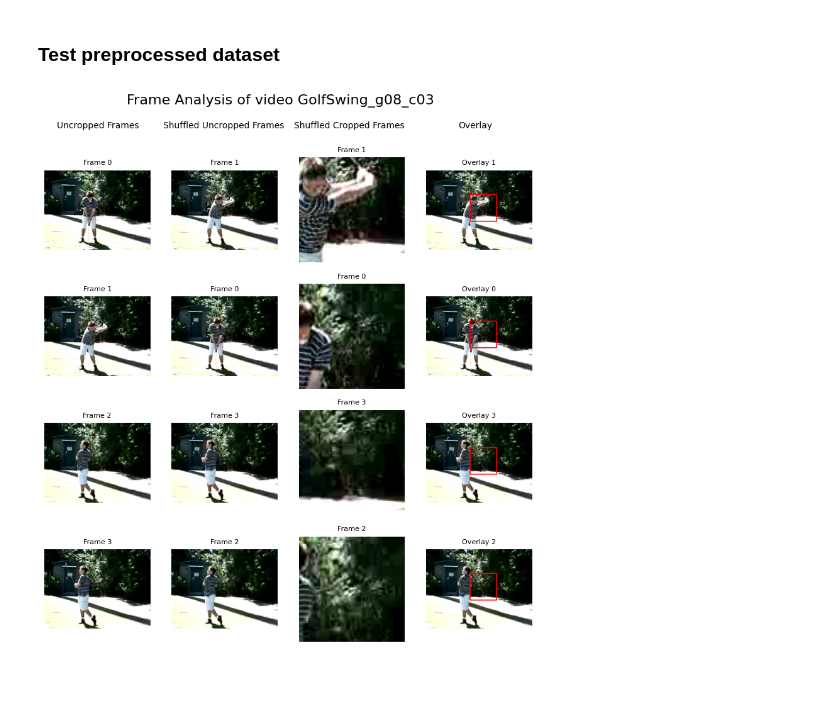
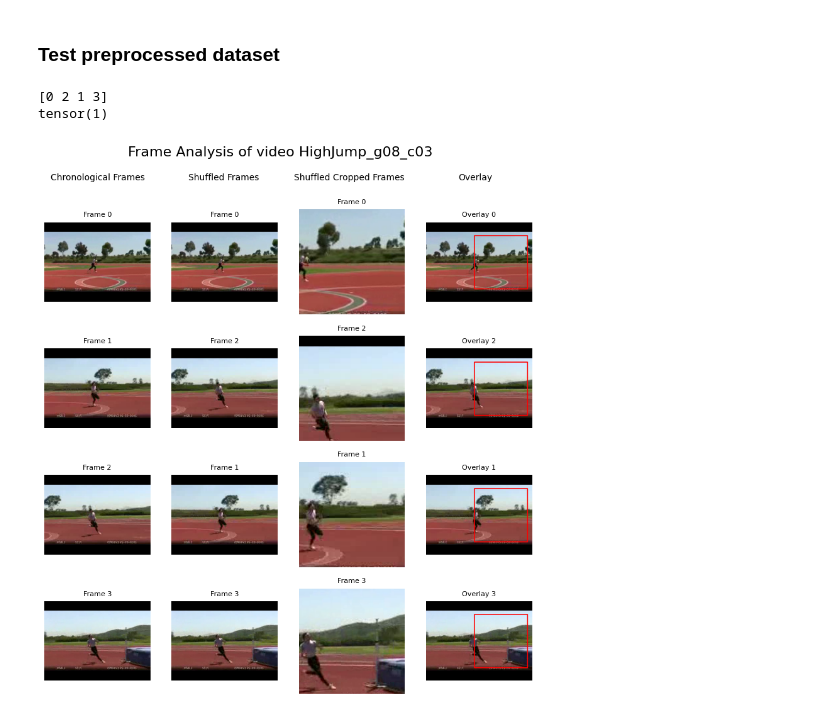
Before and after one commit to erikjsun/OPN-masterthesis, a Jupyter notebook: data_prep.ipynb, the cells around one changed output. Cells and saved outputs as stored; diff of their text form; code cells hidden in the pictures; blank space fills up the shorter version.

Commit message:
made changes to data visualization

```diff
--- a/data_prep.ipynb
+++ b/data_prep.ipynb
@@ -22,7 +23,7 @@ import cv2
 STORAGEACCOUNTURL = "https://exjobbssl1863219591.blob.core.windows.net"
 STORAGEACCOUNTKEY = "PuL1QY8bQvIyGi653lr/9CPvyHLnip+cvsu62YAipDjB7onPDxfME156z5/O2NwY0PRLMTZc86/6+ASt5Vts8w=="
 CONTAINERNAME = "exjobbssl"
-FOLDERNAME = "UCF-101/GolfSwing/" #Temporary during the development phase
+FOLDERNAME = "UCF-101/HighJump/" #Temporary during the development phase
 #BLOBNAME = "UCF-101/ApplyEyeMakeup/v_ApplyEyeMakeup_g01_c01.avi"
 
 blob_service_client_instance = BlobServiceClient(
@@ -223,7 +224,7 @@ import random
 from PIL import Image
 
 class PreprocessedTemporalFourData(Dataset):
-    def __init__(self, dataset, trainval='train', pixel_mean = 96.5, patch_size=80):
+    def __init__(self, dataset, trainval='train', pixel_mean = 96.5, patch_size=160):
         self.dataset = dataset
         self.trainval = trainval
         self.pixel_mean = pixel_mean
@@ -248,21 +249,26 @@ class PreprocessedTemporalFourData(Dataset):
         #end_time = time.time()
         #print(f'Time taken for retrieving flows: {end_time - start_time} seconds')
 
-        # Select the frames from the video based on the weights of the optical flow
+        # Select the four frames from the video based on the weights of the optical flow – random order
         indices = np.random.choice(frames.shape[0], size=4, replace=False, p=weights)
         selected_frames = frames[indices]
+        # Normalize the indices to their respective order
+        ranked_indices = indices.argsort().argsort()
 
-        # Normalize the indices to their respective order
-        order_indices = indices.argsort().argsort()
+        #saving the ordered frames for visualization
+        ordered_indices = np.sort(indices)
+        ordered_frames = frames[ordered_indices]
 
         # Create label list for the frame order
-        frame_order_label, frames_canonical_order = self.get_frame_order_label(order_indices)
+        frame_order_label, frames_canonical_order = self.get_frame_order_label(ranked_indices)
 
         # Applying random mirroring to all selected frames at once
         mirror = random.randint(0,1)
         if mirror == 1:
             selected_frames_list = [np.array(Image.fromarray(frame.astype('uint8')).transpose(Image.FLIP_LEFT_RIGHT)) for frame in selected_frames]
             selected_frames = np.array(selected_frames_list)
+            ordered_frames_list = [np.array(Image.fromarray(frame.astype('uint8')).transpose(Image.FLIP_LEFT_RIGHT)) for frame in ordered_frames]
+            ordered_frames = np.array(ordered_frames_list)
 
         # Select the best patch from the frames
         best_patch = self.select_best_patch(selected_frames)
@@ -275,7 +281,7 @@ class PreprocessedTemporalFourData(Dataset):
         flows = torch.tensor(np.array(flows))
         indices = torch.tensor(indices)
         #print("Shape of preprocessed_frames:", preprocessed_frames.shape)
-        return preprocessed_frames, frame_order_label, action_label, video_name, frames_canonical_order, selected_frames, preprocessed_frames_coordinates
+        return preprocessed_frames, frame_order_label, action_label, video_name, frames_canonical_order, selected_frames, preprocessed_frames_coordinates, ordered_frames
 
     def get_video_data(self, index):
         if self.trainval == 'train':
@@ -418,26 +424,28 @@ Overwriting preprocessed_temporal_four_data_class.py
 ### Test preprocessed dataset
 # %%
 def test_temporal_four(temporal_four, n):
-    input_frames, frame_order_label, action_label, video_name, frames_canonical_order, shuffled_uncropped_frames, input_frames_coordinates = temporal_four[2]
+    input_frames, frame_order_label, action_label, video_name, frames_canonical_order, selected_frames, input_frames_coordinates, ordered_frames = temporal_four[2]
 
-    visualize_frames(input_frames, shuffled_uncropped_frames, frames_canonical_order, video_name, input_frames_coordinates)
+    visualize_frames(input_frames, selected_frames, frames_canonical_order, video_name, input_frames_coordinates, ordered_frames)
     #visualize_optical_flow(flows, indices) # TODO add method to get_flows&indices
 
-def visualize_frames(input_frames, shuffled_uncropped_frames, frames_canonical_order, video_name, input_frames_coordinates):
+def visualize_frames(input_frames, selected_frames, frames_canonical_order, video_name, input_frames_coordinates, ordered_frames):
     # Reorder the select_frames to their "original" order based on frames_canonical_order
-    ordered_uncropped_frames = shuffled_uncropped_frames[frames_canonical_order]
+    #ordered_uncropped_frames = shuffled_uncropped_frames[np.sort(frames_canonical_order)]
+    inverse_sort_indices = np.argsort(frames_canonical_order)
+    shuffled_frames = selected_frames#[inverse_sort_indices]
 
     # Create a figure and a grid of subplots with an extra row for the column titles
     fig, axs = plt.subplots(4, 4, figsize=(10, 10))
 
-    for i, (cropped_frame, ordered_uncropped_frame, shuffled_uncropped_frame) in enumerate(zip(input_frames, ordered_uncropped_frames, shuffled_uncropped_frames)):
+    for i, (cropped_frame, ordered_frame, shuffled_frame) in enumerate(zip(input_frames, ordered_frames, shuffled_frames)):
         cropped_frame = cropped_frame.numpy()
 
-        axs[i, 0].imshow(ordered_uncropped_frame)
+        axs[i, 0].imshow(ordered_frame)
         axs[i, 0].set_title(f'Frame {i}', fontsize=8)
         axs[i, 0].axis('off')
 
-        axs[i, 1].imshow(shuffled_uncropped_frame)
+        axs[i, 1].imshow(shuffled_frame)
         axs[i, 1].set_title(f'Frame {frames_canonical_order[i]}', fontsize=8)
         axs[i, 1].axis('off')
 
@@ -446,7 +454,7 @@ def visualize_frames(input_frames, shuffled_uncropped_frames, frames_canonical_o
         axs[i, 2].axis('off')
 
         # New column: overlay cropped frame on uncropped frame
-        overlay = shuffled_uncropped_frame.copy()
+        overlay = shuffled_frame.copy()
         startx, starty = input_frames_coordinates[0][1], input_frames_coordinates[0][0]
         patch_size = cropped_frame.shape[0]
         endx, endy = startx + patch_size, starty + patch_size
@@ -459,7 +467,7 @@ def visualize_frames(input_frames, shuffled_uncropped_frames, frames_canonical_o
     fig.suptitle(f'Frame Analysis of video {video_name}', fontsize=16)
 
     # Define the titles for each column
-    column_titles = ['Uncropped Frames', 'Shuffled Uncropped Frames', 'Shuffled Cropped Frames', 'Overlay']
+    column_titles = ['Chronological Frames', 'Shuffled Frames', 'Shuffled Cropped Frames', 'Overlay']
 
     # Set the column titles manually using the text function
     fig.text(0.21, 0.93, column_titles[0], ha='center', va='center', fontsize=10)
@@ -481,32 +489,34 @@ def visualize_optical_flow(flows, indices):
         flow = flows[i]
         flow = flow.numpy()
         hsv = np.zeros((flow.shape[0], flow.shape[1], 3), dtype=np.uint8)
         hsv[...,1] = 255
 
         mag, ang = cv2.cartToPolar(flow[...,0], flow[...,1])
         hsv[...,0] = ang*180/np.pi/2
         # New code
         mag = cv2.normalize(mag, None, 0, 255, cv2.NORM_MINMAX)
         mag = np.uint8(mag)
         hsv[...,2] = mag
         rgb = cv2.cvtColor(hsv, cv2.COLOR_HSV2BGR)
 
         im = axs[i].imshow(rgb)
         axs[i].set_title(f'Optical flow from frame {i} to its next', fontsize=10)
         axs[i].axis('off')
 
         # Add a color bar
         fig.colorbar(im, ax=axs[i], orientation='vertical')
 
     # Display the figure with the subplots
     plt.tight_layout()
     plt.show()
 
 # Usage:
 amount_of_videos_to_load = 6
 video_dataset = PreparedDataset(videos, trainval='train')
 temporal_four = PreprocessedTemporalFourData(video_dataset, trainval='train')
 test_temporal_four(temporal_four, amount_of_videos_to_load)
-torch.save(temporal_four, 'dataset_train.pth')
+#torch.save(temporal_four, 'dataset_train.pth')
 # %% [output]
+[0 2 1 3]
+tensor(1)
-[figure, old version]
+[figure, new version]
```
Also changed, not shown: parts of 3 cells of this notebook, 2 other files.
